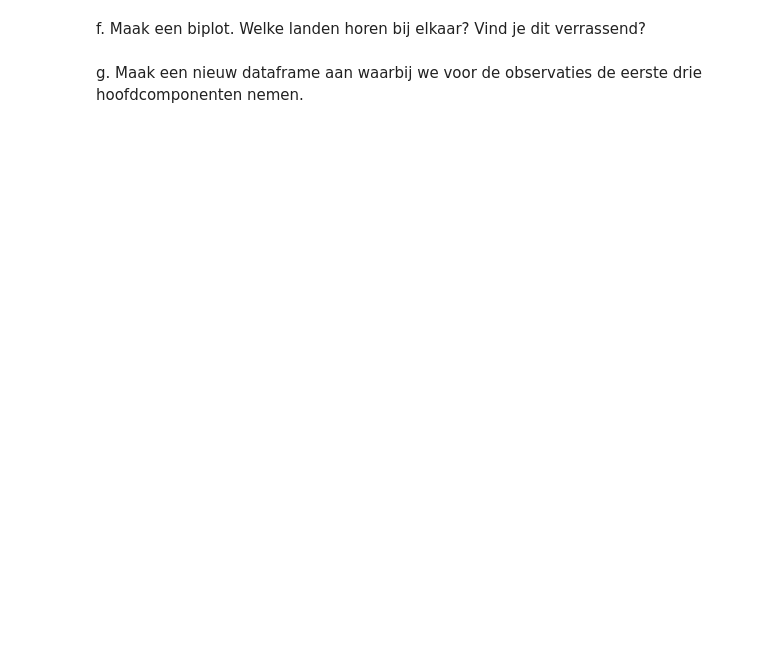
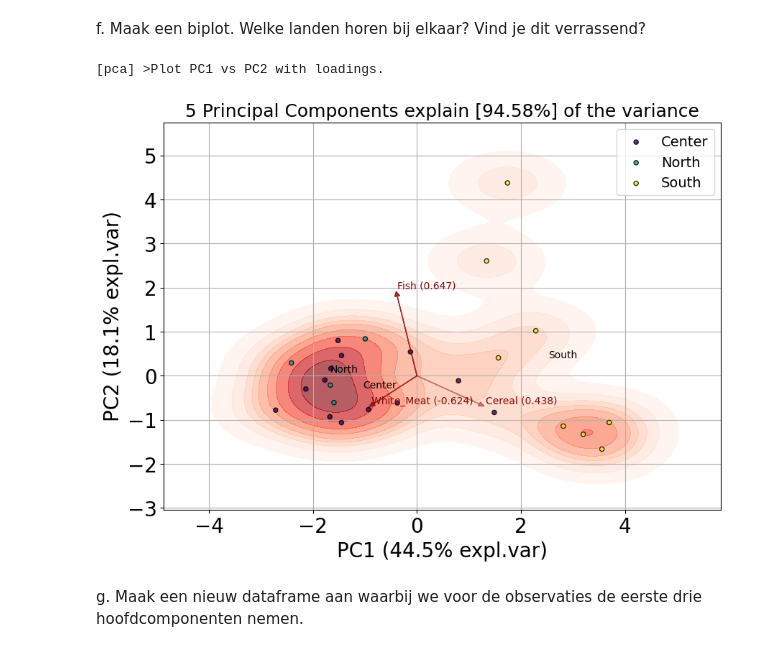
Before and after one commit to EliasDeHondt/DataScience1, a Jupyter notebook: W23P4/1 Proteinen.ipynb, the cells around one changed output. Cells and saved outputs as stored; diff of their text form; code cells hidden in the pictures; blank space fills up the shorter version.

```diff
--- a/W23P4/1 Proteinen.ipynb
+++ b/W23P4/1 Proteinen.ipynb
@@ -80,8 +79,16 @@ from sklearn.decomposition import PCA
 from sklearn.pipeline import make_pipeline
 
 # Slechts twee hoofdcomponenten behouden
-model = make_pipeline(StandardScaler(), PCA(n_components=2))
+model = make_pipeline(StandardScaler(), PCA())
 model.fit(X)
 X_PCA = model.transform(X) # Kan ook in één stap met fit_transform()
 # %% [markdown]
 e.	Zijn er een of meerdere variabelen die uitgesproken doorweegt in het bepalen van de eerste hoofdcomponent? Zo ja welke?
+# %%
+from pca import pca
+
+model = pca(normalize=True, n_components=0.90)
+out = model.fit_transform(X, verbose=False)
+out['loadings']
+out['explained_var']
+out['topfeat']
@@ -88,4 +106,11 @@ e.	Zijn er een of meerdere variabelen die uitgesproken doorweegt in het bepalen
 # %% [markdown]
 f.	Maak een biplot. Welke landen horen bij elkaar? Vind je dit verrassend?
+# %%
+y = protein['Region']
+
+_ = model.biplot(cmap='viridis', labels=y, density=True, s=20, n_feat=3, fontsize=10, figsize=(10, 7))
+# %% [output]
+[pca] >Plot PC1 vs PC2 with loadings.
+[figure, added]
 # %% [markdown]
 g.	Maak een nieuw dataframe aan waarbij we voor de observaties de eerste drie hoofdcomponenten nemen.
```
Also changed, not shown: parts of 5 cells of this notebook, 3 other files.
